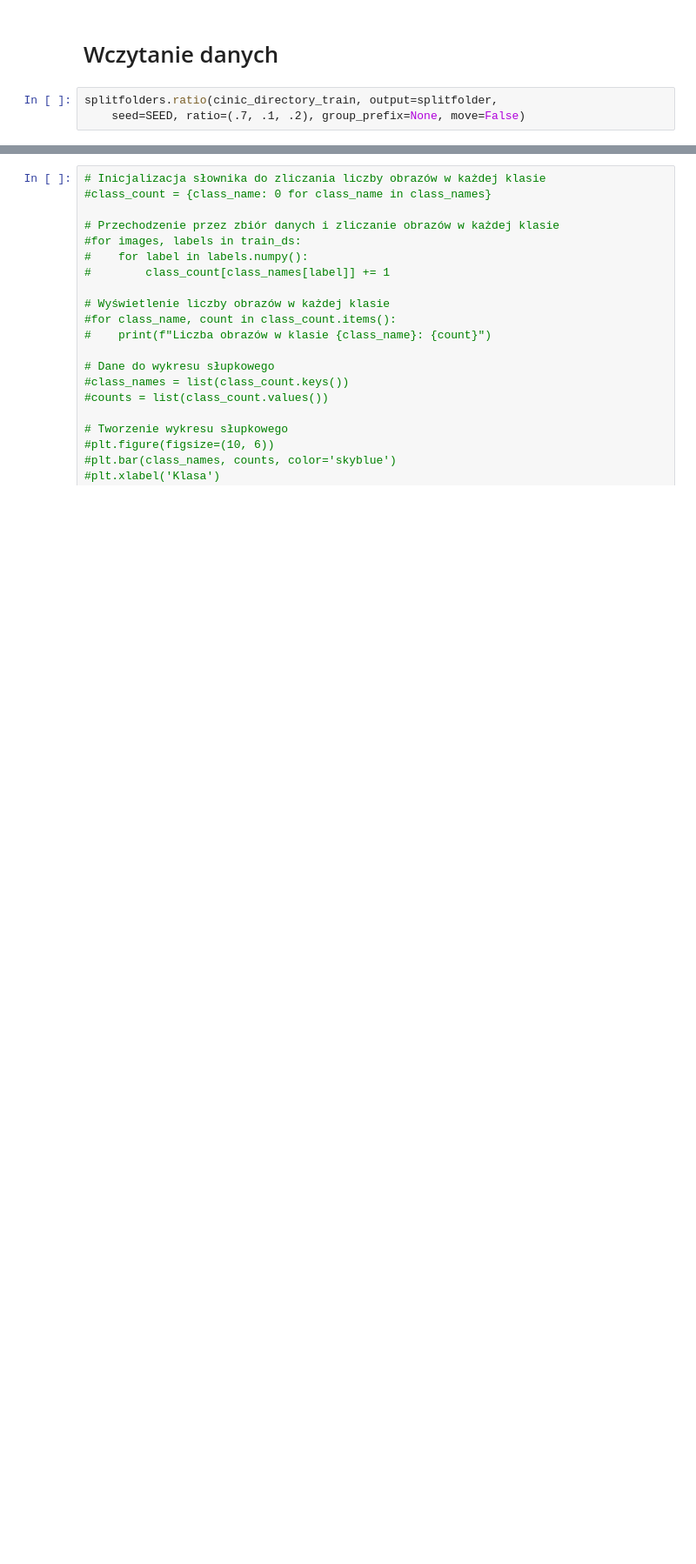
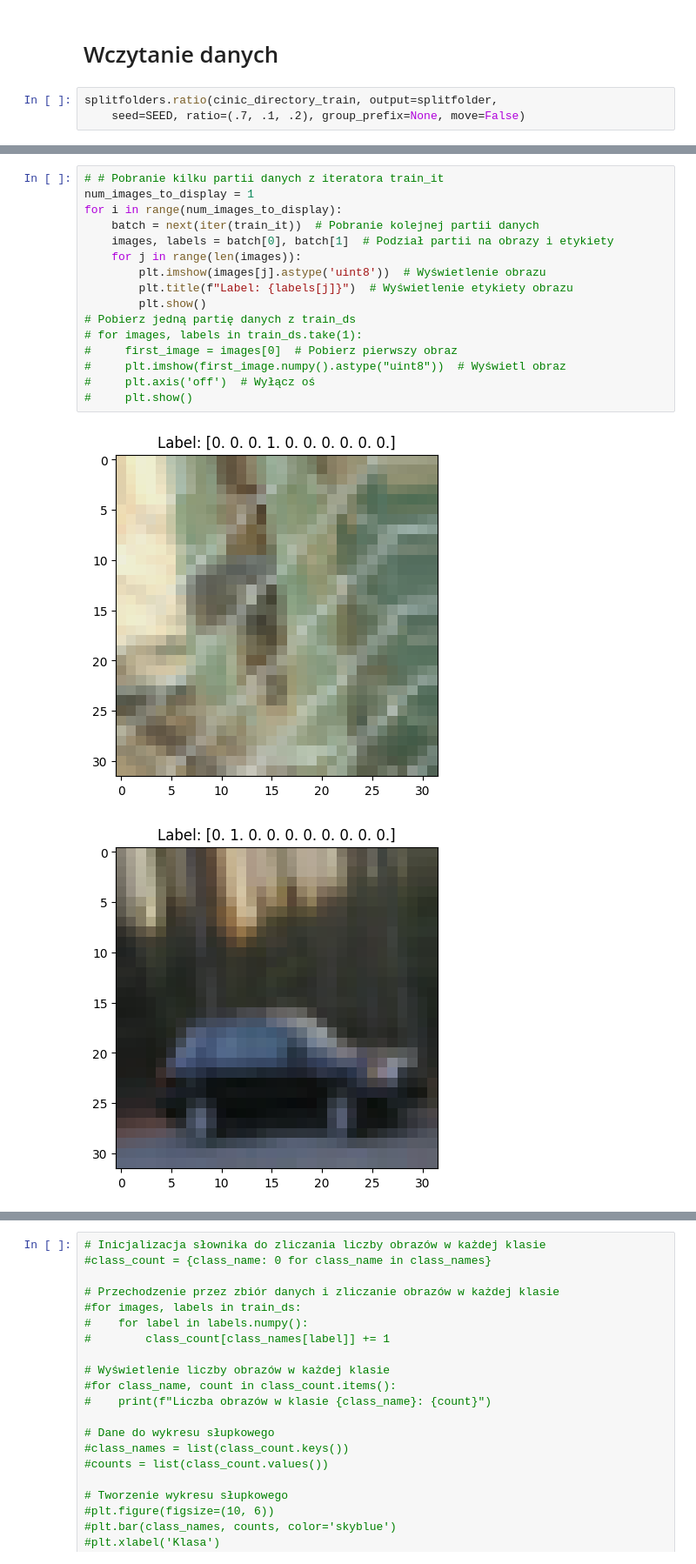
Before and after one commit to pasterzewa/CNN-DL-Project, a Jupyter notebook: testy_augmentacja.ipynb, the cells around one changed output, grey strips where cells are left out. Shown at 87% size. Cells and saved outputs as stored; diff of their text form; blank space fills up the shorter version.

```diff
--- a/testy_augmentacja.ipynb
+++ b/testy_augmentacja.ipynb
@@ -121,3 +136,22 @@ test_it = datagen_valid.flow_from_directory(
 Found 63000 images belonging to 10 classes.
 Found 9000 images belonging to 10 classes.
 Found 18000 images belonging to 10 classes.
+# %%
+# # Pobranie kilku partii danych z iteratora train_it
+num_images_to_display = 1
+for i in range(num_images_to_display):
+    batch = next(iter(train_it))  # Pobranie kolejnej partii danych
+    images, labels = batch[0], batch[1]  # Podział partii na obrazy i etykiety
+    for j in range(len(images)):
+        plt.imshow(images[j].astype('uint8'))  # Wyświetlenie obrazu
+        plt.title(f"Label: {labels[j]}")  # Wyświetlenie etykiety obrazu
+        plt.show()
+# Pobierz jedną partię danych z train_ds
+# for images, labels in train_ds.take(1):
+#     first_image = images[0]  # Pobierz pierwszy obraz
+#     plt.imshow(first_image.numpy().astype("uint8"))  # Wyświetl obraz
+#     plt.axis('off')  # Wyłącz oś
+#     plt.show()
+# %% [output]
+[figure, added]
+[figure, added]
```
Also changed, not shown: parts of 21 cells of this notebook.
